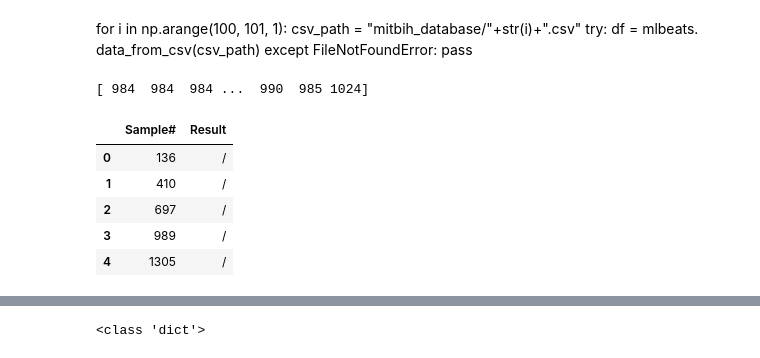
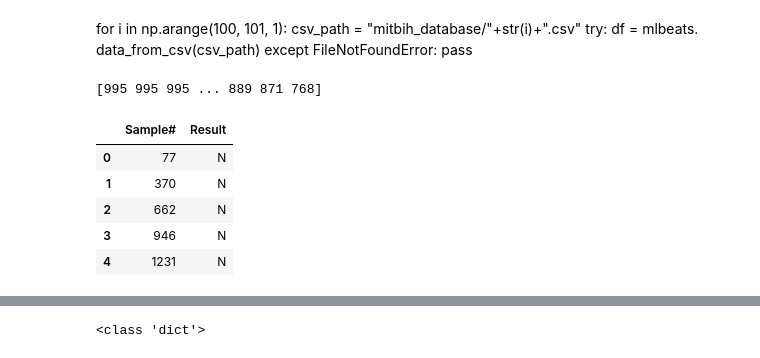
Before and after one commit to aartisinghh/Sensights, a Jupyter notebook: Extract important points.ipynb, the cells around one changed output, grey strips where cells are left out. Cells and saved outputs as stored; diff of their text form; code cells hidden in the pictures.

```diff
--- a/Extract important points.ipynb
+++ b/Extract important points.ipynb
@@ -34,32 +34,32 @@ for i in np.arange(100, 101, 1):
     except FileNotFoundError:
         pass
 # %%
-test_file = pd.read_csv("mitbih_database/102.csv")
+test_file = pd.read_csv("mitbih_database/100.csv")
 #data = test_file["\'MLII\'"].to_numpy()
 ecg_signal = test_file.iloc[:, 1].to_numpy()
 print(ecg_signal)
 # %% [output]
-[ 984  984  984 ...  990  985 1024]
+[995 995 995 ... 889 871 768]
 # %%
 data = []
-with open("mitbih_database/102annotations.txt", 'r') as data_file:
+with open("mitbih_database/100annotations.txt", 'r') as data_file:
     for line in data_file:
         item=line.split()
         if len(item)==7:
             item[2]=item[-1]
             item=item[0:7]
             data.append(item[1:3])
         else:
             data.append(item[1:3])
 annotations=pd.DataFrame(data[2:], columns=["Sample#", "Result"])
 annotations.head()
 # %% [output]
 |  | Sample# | Result |
-| 0 | 136 | / |
-| 1 | 410 | / |
-| 2 | 697 | / |
-| 3 | 989 | / |
-| 4 | 1305 | / |
+| 0 | 77 | N |
+| 1 | 370 | N |
+| 2 | 662 | N |
+| 3 | 946 | N |
+| 4 | 1231 | N |
 # %%
 #find r peak
 rpeak = []
```
Also changed, not shown: parts of 6 cells of this notebook, 8 other files.
